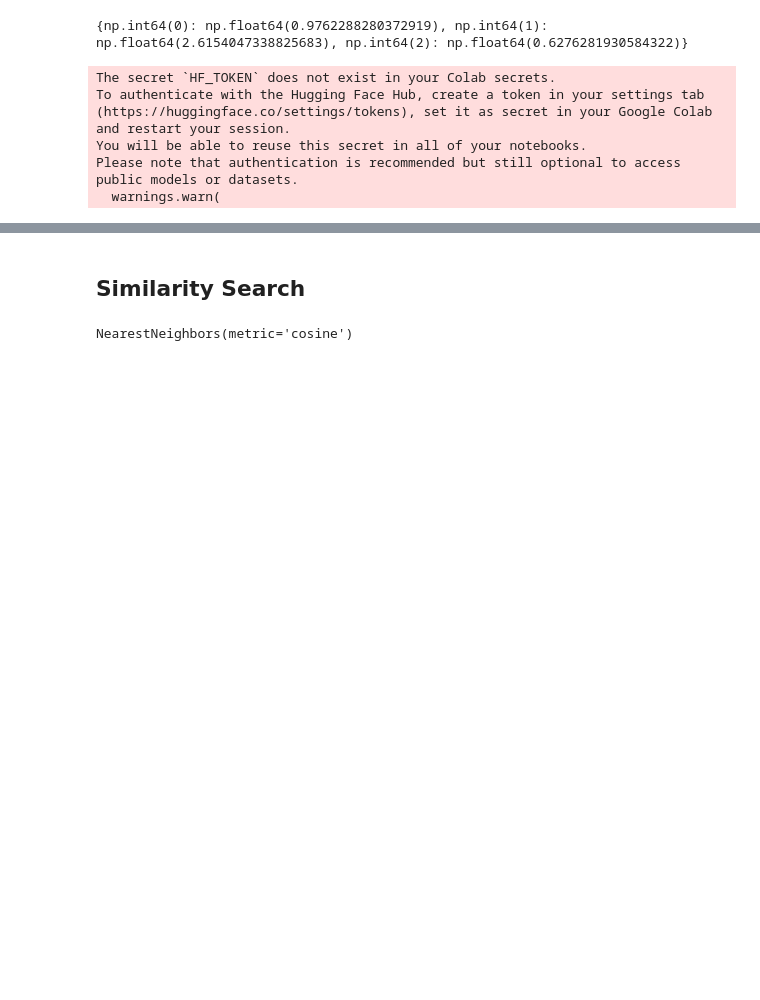
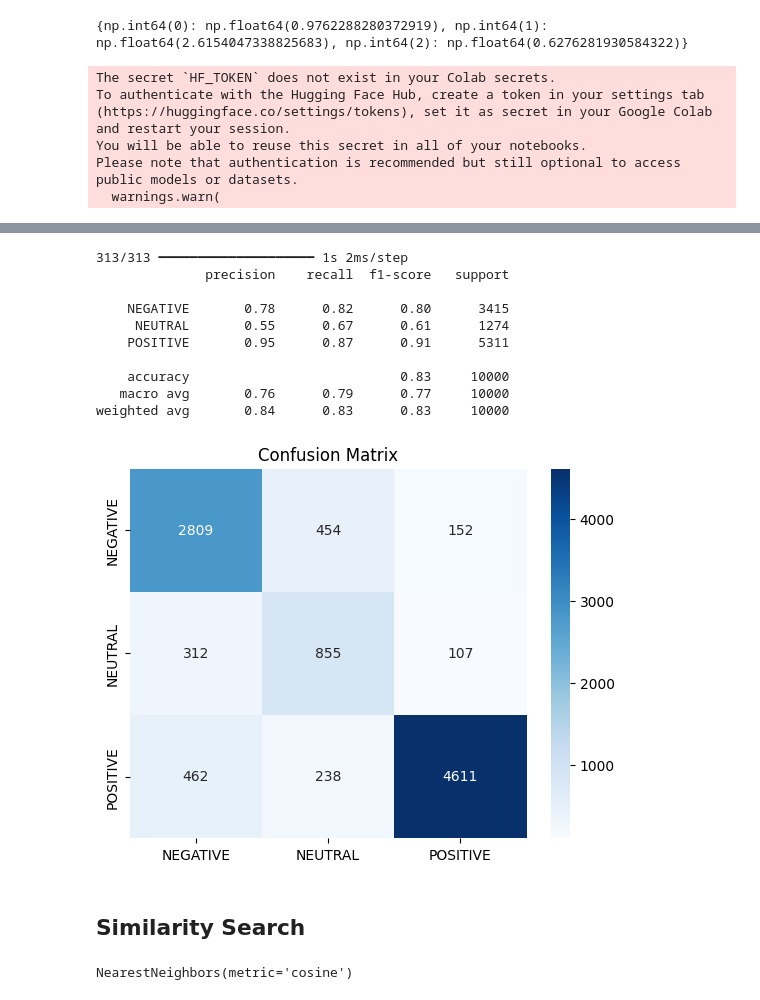
Before and after one commit to yogidharma21/NoLimit-DS-Test-Yogi-Dharma, a Jupyter notebook: Nolimit_Data_Science_Test_Yogi_Dharma.ipynb, the cells around one changed output, grey strips where cells are left out. Saved outputs shown, nothing was run; the diff lists cells and outputs as text; code cells hidden in the pictures; blank space fills up the shorter version.

```diff
--- a/Nolimit_Data_Science_Test_Yogi_Dharma.ipynb
+++ b/Nolimit_Data_Science_Test_Yogi_Dharma.ipynb
@@ -288,13 +303,14 @@ embedding_model = SentenceTransformer(
 )
 
 X_train_emb = embedding_model.encode(
-    X_train.tolist(),
-    show_progress_bar=True
+    ["passage: " + t for t in X_train.tolist()],
+    show_progress_bar=True,
+    normalize_embeddings=True,
 )
-
 X_test_emb = embedding_model.encode(
-    X_test.tolist(),
-    show_progress_bar=True
+    ["passage: " + t for t in X_test.tolist()],
+    show_progress_bar=True,
+    normalize_embeddings=True,
 )
 # %% [output]
 The secret `HF_TOKEN` does not exist in your Colab secrets.
@@ -371,3 +387,30 @@ Accuracy: 0.8263999819755554
+# %%
+y_pred = np.argmax(model.predict(X_test_emb), axis=1)
+
+print(classification_report(
+    y_test, y_pred,
+    target_names=le.classes_
+))
+
+cm = confusion_matrix(y_test, y_pred)
+sns.heatmap(cm, annot=True, fmt='d',
+            xticklabels=le.classes_,
+            yticklabels=le.classes_,
+            cmap='Blues')
+plt.title('Confusion Matrix')
+plt.show()
+# %% [output]
+313/313 ━━━━━━━━━━━━━━━━━━━━ 1s 2ms/step
+              precision    recall  f1-score   support
+
+    NEGATIVE       0.78      0.82      0.80      3415
+     NEUTRAL       0.55      0.67      0.61      1274
+    POSITIVE       0.95      0.87      0.91      5311
+
+    accuracy                           0.83     10000
+   macro avg       0.76      0.79      0.77     10000
+weighted avg       0.84      0.83      0.83     10000
+[figure, added]
 # %% [markdown]
 ## Similarity Search
 # %%
```
Also changed, not shown: parts of 12 cells of this notebook.
